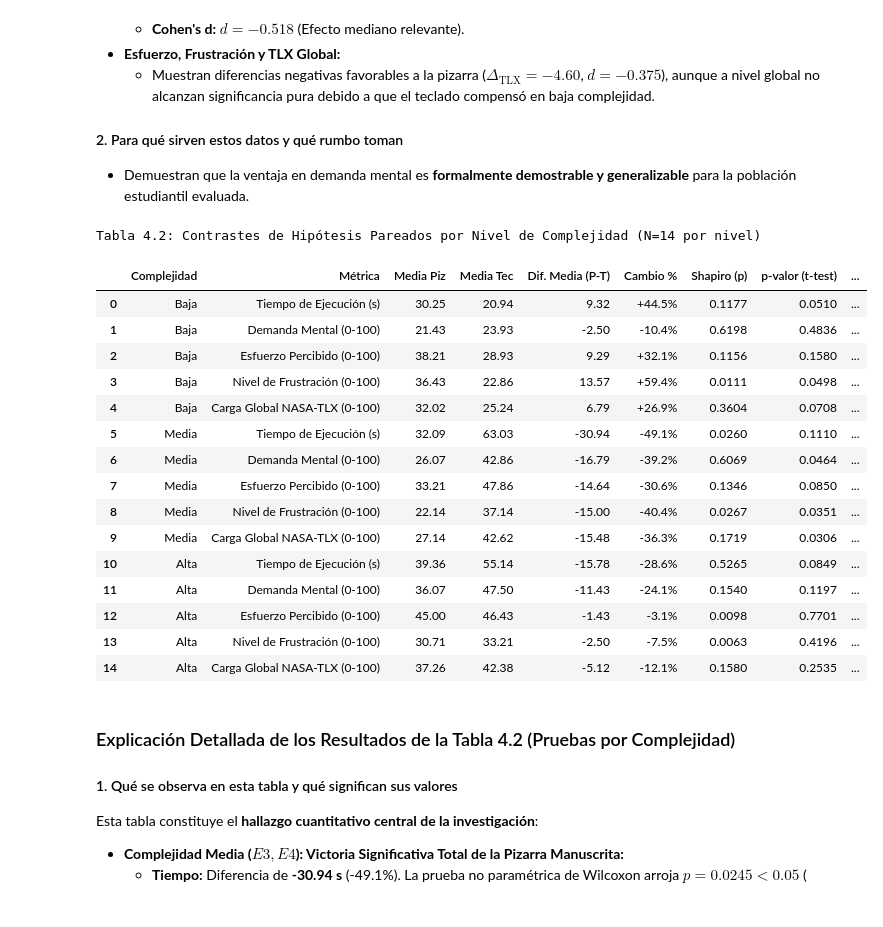
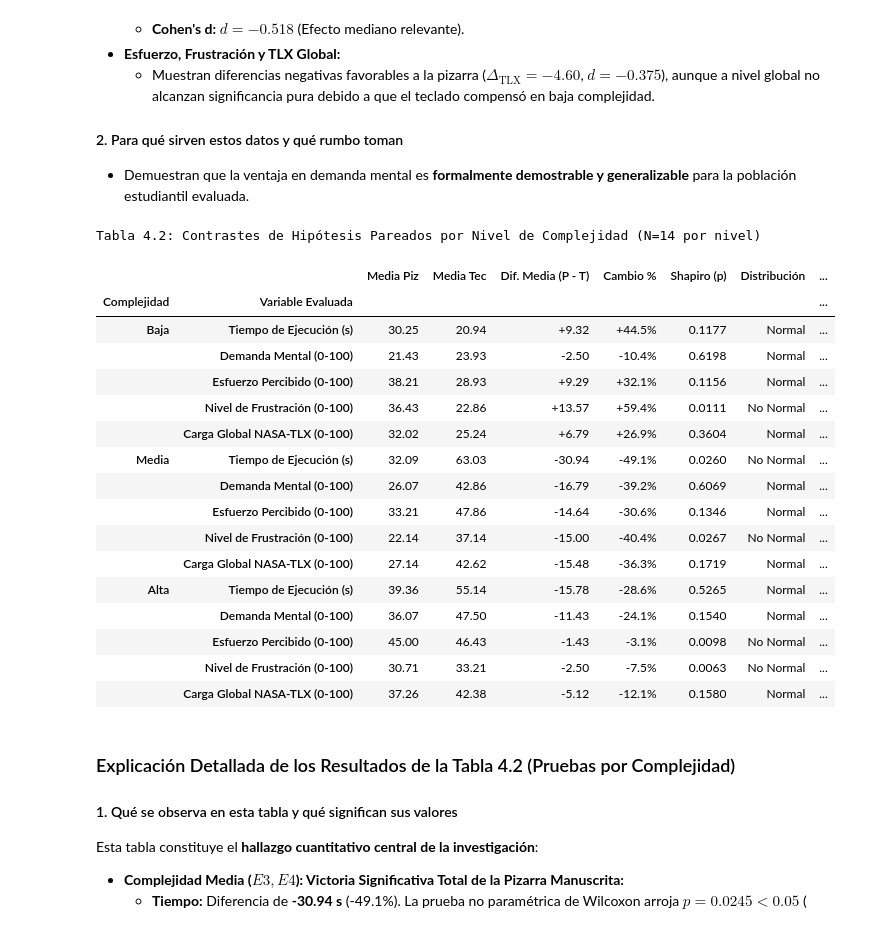
Before and after one commit to NyRoo12/analisis_datos_estudiantes, a Jupyter notebook: analisis_resultados_estudio.ipynb, the cells around one changed output. Drawn from its saved outputs; the diff is of its cells as text; code cells hidden in the pictures.

```diff
--- a/analisis_resultados_estudio.ipynb
+++ b/analisis_resultados_estudio.ipynb
@@ -234,20 +248,0 @@ Tabla 3.1: Estadísticas Descriptivas Globales por Modalidad de Entrada (N=42 po
-# %%
-# 2. Tabla 3.2: Descriptivas Desagregadas por Complejidad
-desc_comp_list = []
-for comp in ['Baja', 'Media', 'Alta']:
-    for m in metrics:
-        for cond in ['pizarra', 'teclado']:
-            sub = df[(df['complexity'] == comp) & (df['condicion'] == cond)][m]
-            desc_comp_list.append({
-                'Complejidad': comp,
-                'Métrica': metric_names[m],
-                'Modalidad': 'Pizarra' if cond == 'pizarra' else 'Teclado',
-                'Media': sub.mean(),
-                'DE': sub.std(),
-                'Mediana': sub.median(),
-                'IQR': sub.quantile(0.75) - sub.quantile(0.25)
-            })
-
-df_desc_comp = pd.DataFrame(desc_comp_list)
-pivot_desc = df_desc_comp.pivot_table(index=['Complejidad', 'Métrica'], columns='Modalidad', values=['Media', 'DE', 'Mediana', 'IQR'])
-display(pivot_desc.style.format('{:.2f}').set_caption("Tabla 3.2: Estadísticas Descriptivas Desglosadas por Nivel de Complejidad"))
@@ -384,57 +436,67 @@ for comp in ['Baja', 'Media', 'Alta']:
     for m in metrics:
         piz = pivot_comp[m]['pizarra']
         tec = pivot_comp[m]['teclado']
         diff = piz - tec
 
         shapiro_res = stats.shapiro(diff)
         ttest_res = stats.ttest_rel(piz, tec)
         wilcox_res = stats.wilcoxon(piz, tec)
         d = diff.mean() / diff.std(ddof=1) if diff.std(ddof=1) != 0 else 0
         pct = ((piz.mean() - tec.mean()) / tec.mean()) * 100
 
+        is_normal = shapiro_res.pvalue > 0.05
+        test_recom = 'Paired t-test' if is_normal else 'Wilcoxon Signed-Rank'
+        p_final = ttest_res.pvalue if is_normal else wilcox_res.pvalue
+        stat_final = ttest_res.statistic if is_normal else wilcox_res.statistic
+
         comp_records.append({
             'Complejidad': comp,
-            'Métrica': metric_names[m],
+            'Variable Evaluada': metric_names[m],
             'Media Piz': piz.mean(),
             'Media Tec': tec.mean(),
-            'Dif. Media (P-T)': diff.mean(),
+            'Dif. Media (P - T)': diff.mean(),
             'Cambio %': pct,
             'Shapiro (p)': shapiro_res.pvalue,
-            'p-valor (t-test)': ttest_res.pvalue,
-            'p-valor (Wilcoxon)': wilcox_res.pvalue,
+            'Distribución': 'Normal' if is_normal else 'No Normal',
+            'Prueba Recomendada': test_recom,
+            'Estadístico Test': stat_final,
+            'p-valor del Test': p_final,
             "Cohen's d": d,
-            'Resultado': 'Significativo (p < 0.05)' if (ttest_res.pvalue < 0.05 or wilcox_res.pvalue < 0.05) else ('Tendencia (p < 0.10)' if (ttest_res.pvalue < 0.10 or wilcox_res.pvalue < 0.10) else 'No significativo')
+            'Conclusión Estadística': 'Significativo (p < 0.05)' if p_final < 0.05 else ('Tendencia (p < 0.10)' if p_final < 0.10 else 'No significativo')
         })
 
 df_comp_tests = pd.DataFrame(comp_records)
+df_comp_tests.set_index(['Complejidad', 'Variable Evaluada'], inplace=True)
+
 display(df_comp_tests.style.format({
     'Media Piz': '{:.2f}',
     'Media Tec': '{:.2f}',
-    'Dif. Media (P-T)': '{:.2f}',
+    'Dif. Media (P - T)': '{:+.2f}',
     'Cambio %': '{:+.1f}%',
     'Shapiro (p)': '{:.4f}',
-    'p-valor (t-test)': '{:.4f}',
-    'p-valor (Wilcoxon)': '{:.4f}',
+    'Estadístico Test': '{:.3f}',
+    'p-valor del Test': '{:.4f}',
     "Cohen's d": '{:.3f}'
 }).set_caption("Tabla 4.2: Contrastes de Hipótesis Pareados por Nivel de Complejidad (N=14 por nivel)"))
 # %% [output]
 Tabla 4.2: Contrastes de Hipótesis Pareados por Nivel de Complejidad (N=14 por nivel)
-|  | Complejidad | Métrica | Media Piz | Media Tec | Dif. Media (P-T) | Cambio % | Shapiro (p) | p-valor (t-test) | ... |
-| 0 | Baja | Tiempo de Ejecución (s) | 30.25 | 20.94 | 9.32 | +44.5% | 0.1177 | 0.0510 | ... |
-| 1 | Baja | Demanda Mental (0-100) | 21.43 | 23.93 | -2.50 | -10.4% | 0.6198 | 0.4836 | ... |
-| 2 | Baja | Esfuerzo Percibido (0-100) | 38.21 | 28.93 | 9.29 | +32.1% | 0.1156 | 0.1580 | ... |
-| 3 | Baja | Nivel de Frustración (0-100) | 36.43 | 22.86 | 13.57 | +59.4% | 0.0111 | 0.0498 | ... |
-| 4 | Baja | Carga Global NASA-TLX (0-100) | 32.02 | 25.24 | 6.79 | +26.9% | 0.3604 | 0.0708 | ... |
-| 5 | Media | Tiempo de Ejecución (s) | 32.09 | 63.03 | -30.94 | -49.1% | 0.0260 | 0.1110 | ... |
-| 6 | Media | Demanda Mental (0-100) | 26.07 | 42.86 | -16.79 | -39.2% | 0.6069 | 0.0464 | ... |
-| 7 | Media | Esfuerzo Percibido (0-100) | 33.21 | 47.86 | -14.64 | -30.6% | 0.1346 | 0.0850 | ... |
-| 8 | Media | Nivel de Frustración (0-100) | 22.14 | 37.14 | -15.00 | -40.4% | 0.0267 | 0.0351 | ... |
-| 9 | Media | Carga Global NASA-TLX (0-100) | 27.14 | 42.62 | -15.48 | -36.3% | 0.1719 | 0.0306 | ... |
-| 10 | Alta | Tiempo de Ejecución (s) | 39.36 | 55.14 | -15.78 | -28.6% | 0.5265 | 0.0849 | ... |
-| 11 | Alta | Demanda Mental (0-100) | 36.07 | 47.50 | -11.43 | -24.1% | 0.1540 | 0.1197 | ... |
-| 12 | Alta | Esfuerzo Percibido (0-100) | 45.00 | 46.43 | -1.43 | -3.1% | 0.0098 | 0.7701 | ... |
-| 13 | Alta | Nivel de Frustración (0-100) | 30.71 | 33.21 | -2.50 | -7.5% | 0.0063 | 0.4196 | ... |
-| 14 | Alta | Carga Global NASA-TLX (0-100) | 37.26 | 42.38 | -5.12 | -12.1% | 0.1580 | 0.2535 | ... |
+|  |  | Media Piz | Media Tec | Dif. Media (P - T) | Cambio % | Shapiro (p) | Distribución | ... |
+| Complejidad | Variable Evaluada |  |  |  |  |  |  | ... |
+| Baja | Tiempo de Ejecución (s) | 30.25 | 20.94 | +9.32 | +44.5% | 0.1177 | Normal | ... |
+|  | Demanda Mental (0-100) | 21.43 | 23.93 | -2.50 | -10.4% | 0.6198 | Normal | ... |
+|  | Esfuerzo Percibido (0-100) | 38.21 | 28.93 | +9.29 | +32.1% | 0.1156 | Normal | ... |
+|  | Nivel de Frustración (0-100) | 36.43 | 22.86 | +13.57 | +59.4% | 0.0111 | No Normal | ... |
+|  | Carga Global NASA-TLX (0-100) | 32.02 | 25.24 | +6.79 | +26.9% | 0.3604 | Normal | ... |
+| Media | Tiempo de Ejecución (s) | 32.09 | 63.03 | -30.94 | -49.1% | 0.0260 | No Normal | ... |
+|  | Demanda Mental (0-100) | 26.07 | 42.86 | -16.79 | -39.2% | 0.6069 | Normal | ... |
+|  | Esfuerzo Percibido (0-100) | 33.21 | 47.86 | -14.64 | -30.6% | 0.1346 | Normal | ... |
+|  | Nivel de Frustración (0-100) | 22.14 | 37.14 | -15.00 | -40.4% | 0.0267 | No Normal | ... |
+|  | Carga Global NASA-TLX (0-100) | 27.14 | 42.62 | -15.48 | -36.3% | 0.1719 | Normal | ... |
+| Alta | Tiempo de Ejecución (s) | 39.36 | 55.14 | -15.78 | -28.6% | 0.5265 | Normal | ... |
+|  | Demanda Mental (0-100) | 36.07 | 47.50 | -11.43 | -24.1% | 0.1540 | Normal | ... |
+|  | Esfuerzo Percibido (0-100) | 45.00 | 46.43 | -1.43 | -3.1% | 0.0098 | No Normal | ... |
+|  | Nivel de Frustración (0-100) | 30.71 | 33.21 | -2.50 | -7.5% | 0.0063 | No Normal | ... |
+|  | Carga Global NASA-TLX (0-100) | 37.26 | 42.38 | -5.12 | -12.1% | 0.1580 | Normal | ... |
 # %% [markdown]
 ### Explicación Detallada de los Resultados de la Tabla 4.2 (Pruebas por Complejidad)
 
```
Also changed, not shown: parts of 29 cells of this notebook.
